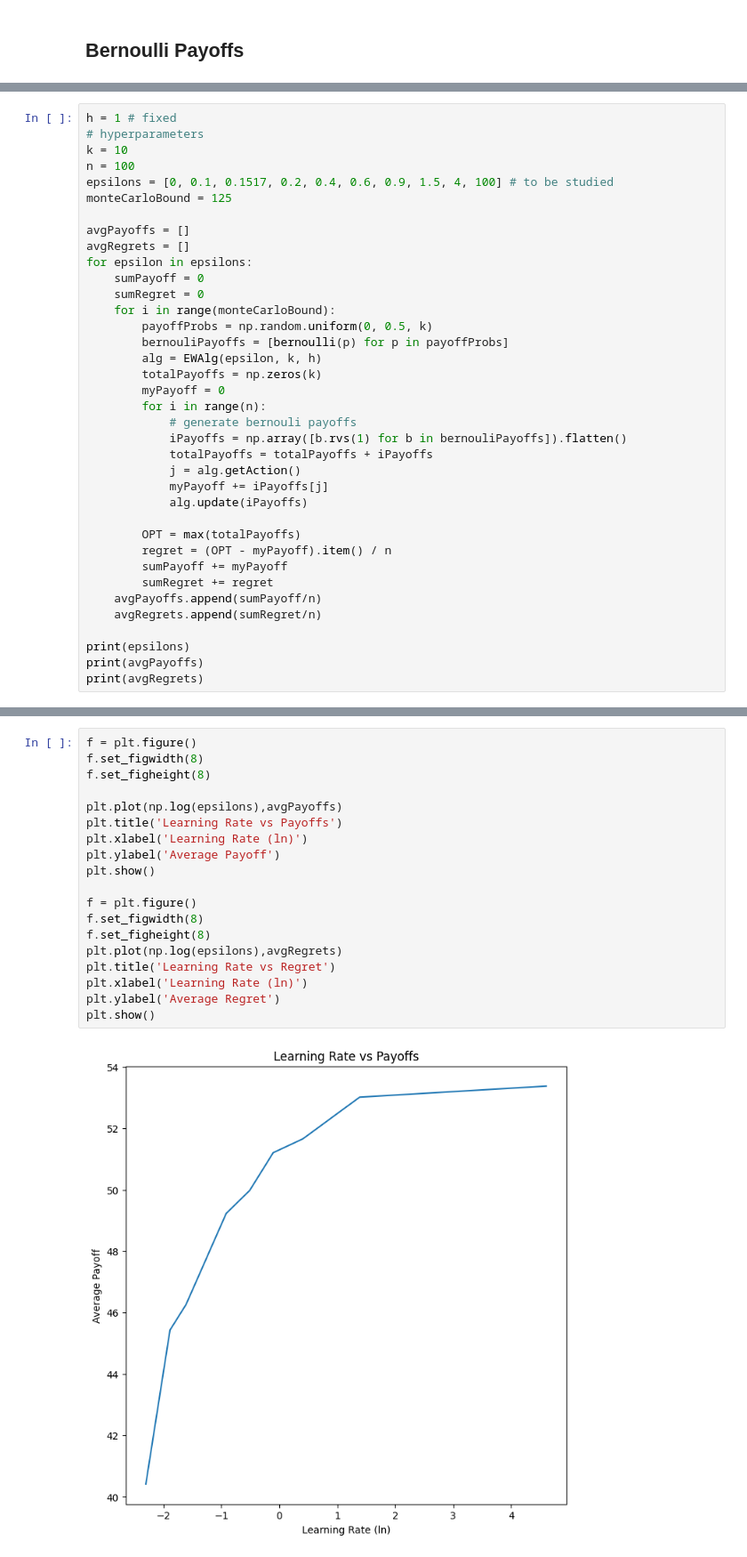
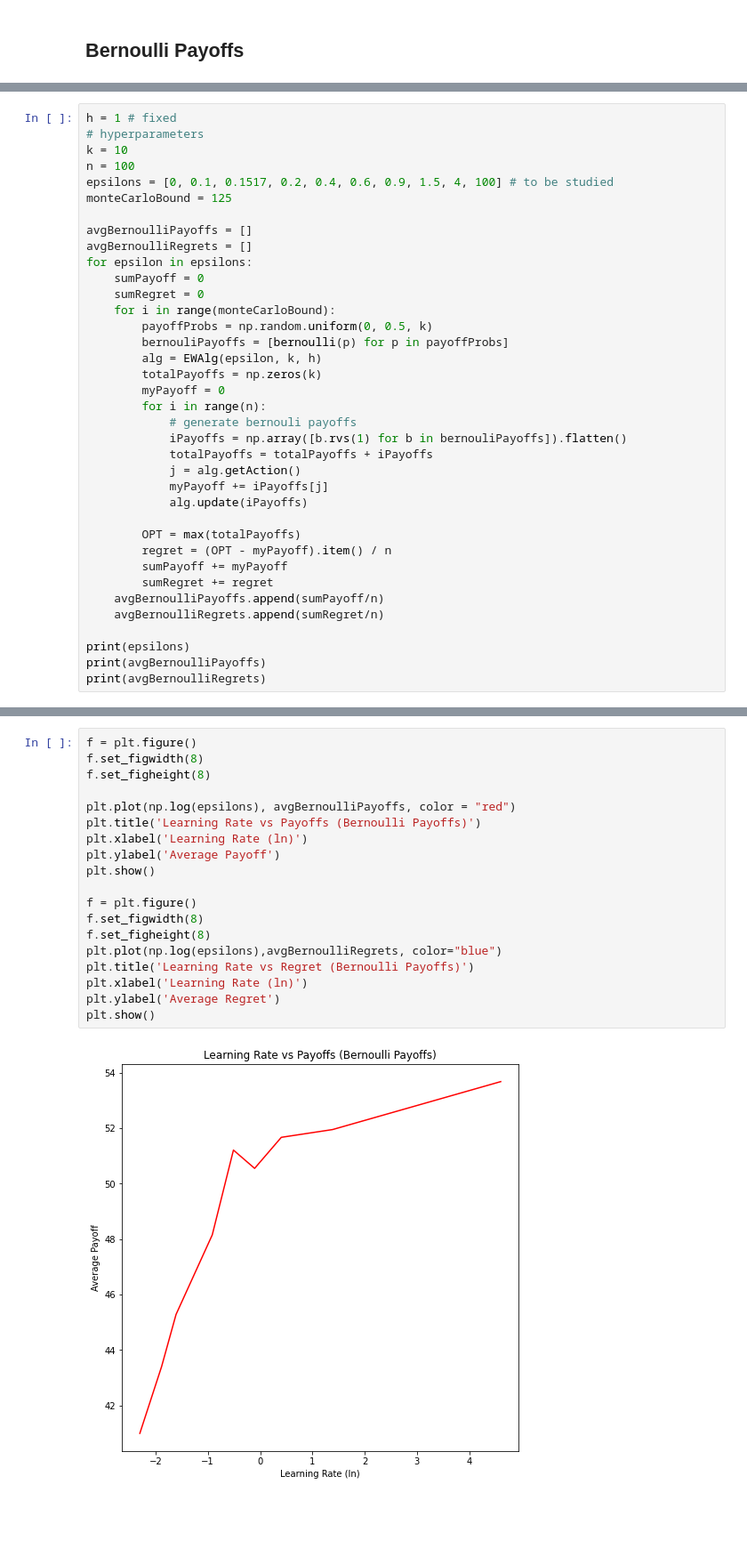
Before and after one commit to PrabhavJain10/Online-Markets, a Jupyter notebook: proj2.ipynb, the cells around one changed output, grey strips where cells are left out. Shown at 89% size. Cells and saved outputs as stored; diff of their text form; blank space fills up the shorter version.

Commit message:
editing graphs and small fix in f1 data testing

```diff
--- a/proj2.ipynb
+++ b/proj2.ipynb
@@ -114,8 +147,8 @@ n = 100
 epsilons = [0, 0.1, 0.1517, 0.2, 0.4, 0.6, 0.9, 1.5, 4, 100] # to be studied
 monteCarloBound = 125
 
-avgPayoffs = []
-avgRegrets = []
+avgBernoulliPayoffs = []
+avgBernoulliRegrets = []
 for epsilon in epsilons:
     sumPayoff = 0
     sumRegret = 0
@@ -137,11 +170,11 @@ for epsilon in epsilons:
         regret = (OPT - myPayoff).item() / n
         sumPayoff += myPayoff
         sumRegret += regret
-    avgPayoffs.append(sumPayoff/n)
-    avgRegrets.append(sumRegret/n)
+    avgBernoulliPayoffs.append(sumPayoff/n)
+    avgBernoulliRegrets.append(sumRegret/n)
 
 print(epsilons)
-print(avgPayoffs)
-print(avgRegrets)
+print(avgBernoulliPayoffs)
+print(avgBernoulliRegrets)
 # %% [output]
 [0, 0.1, 0.1517, 0.2, 0.4, 0.6, 0.9, 1.5, 4, 100]
@@ -150,21 +183,21 @@ print(avgRegrets)
 # %%
 f = plt.figure()
 f.set_figwidth(8)
 f.set_figheight(8)
 
-plt.plot(np.log(epsilons),avgPayoffs)
-plt.title('Learning Rate vs Payoffs')
+plt.plot(np.log(epsilons), avgBernoulliPayoffs, color = "red")
+plt.title('Learning Rate vs Payoffs (Bernoulli Payoffs)')
 plt.xlabel('Learning Rate (ln)')
 plt.ylabel('Average Payoff')
 plt.show()
 
 f = plt.figure()
 f.set_figwidth(8)
 f.set_figheight(8)
-plt.plot(np.log(epsilons),avgRegrets)
-plt.title('Learning Rate vs Regret')
+plt.plot(np.log(epsilons),avgBernoulliRegrets, color="blue")
+plt.title('Learning Rate vs Regret (Bernoulli Payoffs)')
 plt.xlabel('Learning Rate (ln)')
 plt.ylabel('Average Regret')
 plt.show()
 # %% [output]
-[figure, old version]
+[figure, new version]
```
Also changed, not shown: parts of 10 cells of this notebook.
